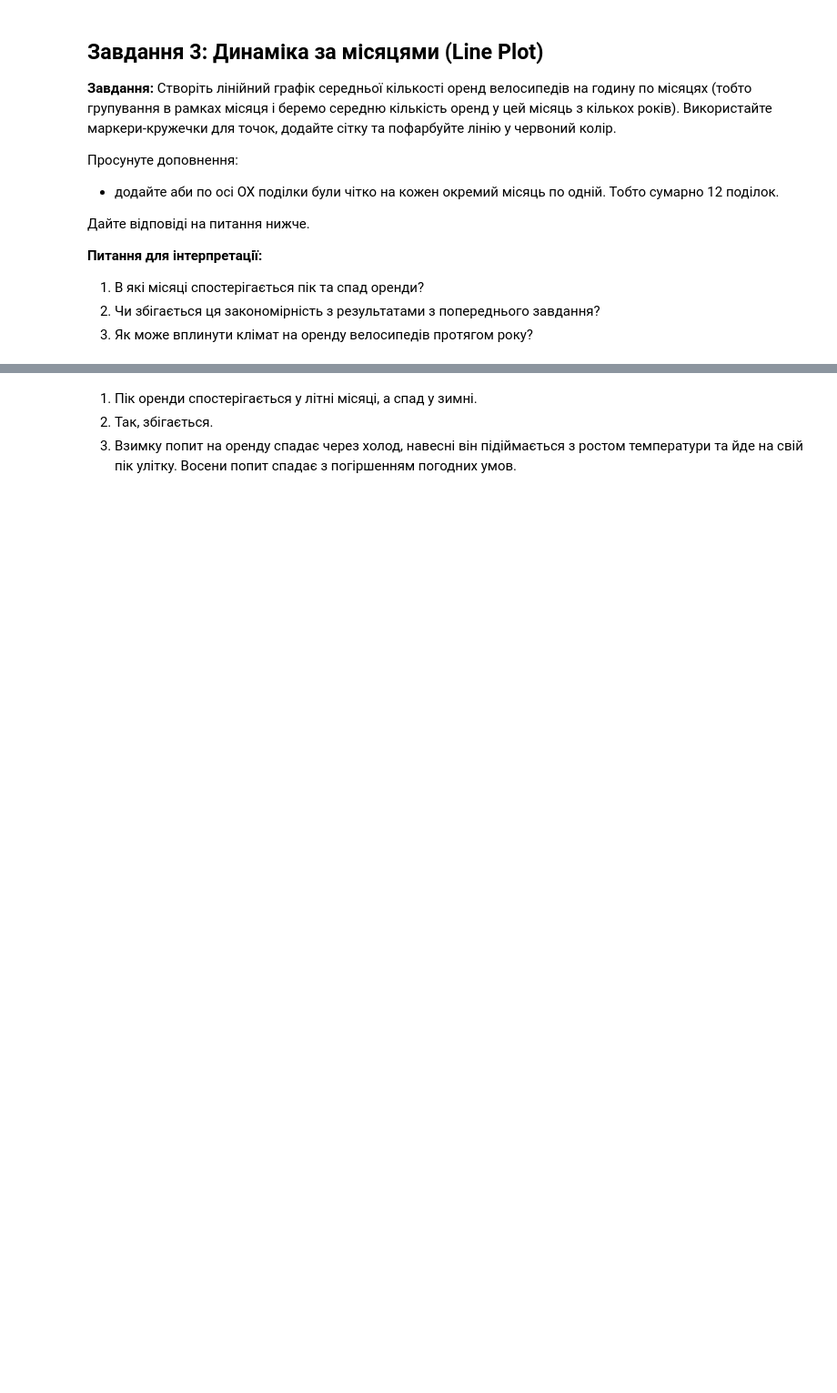
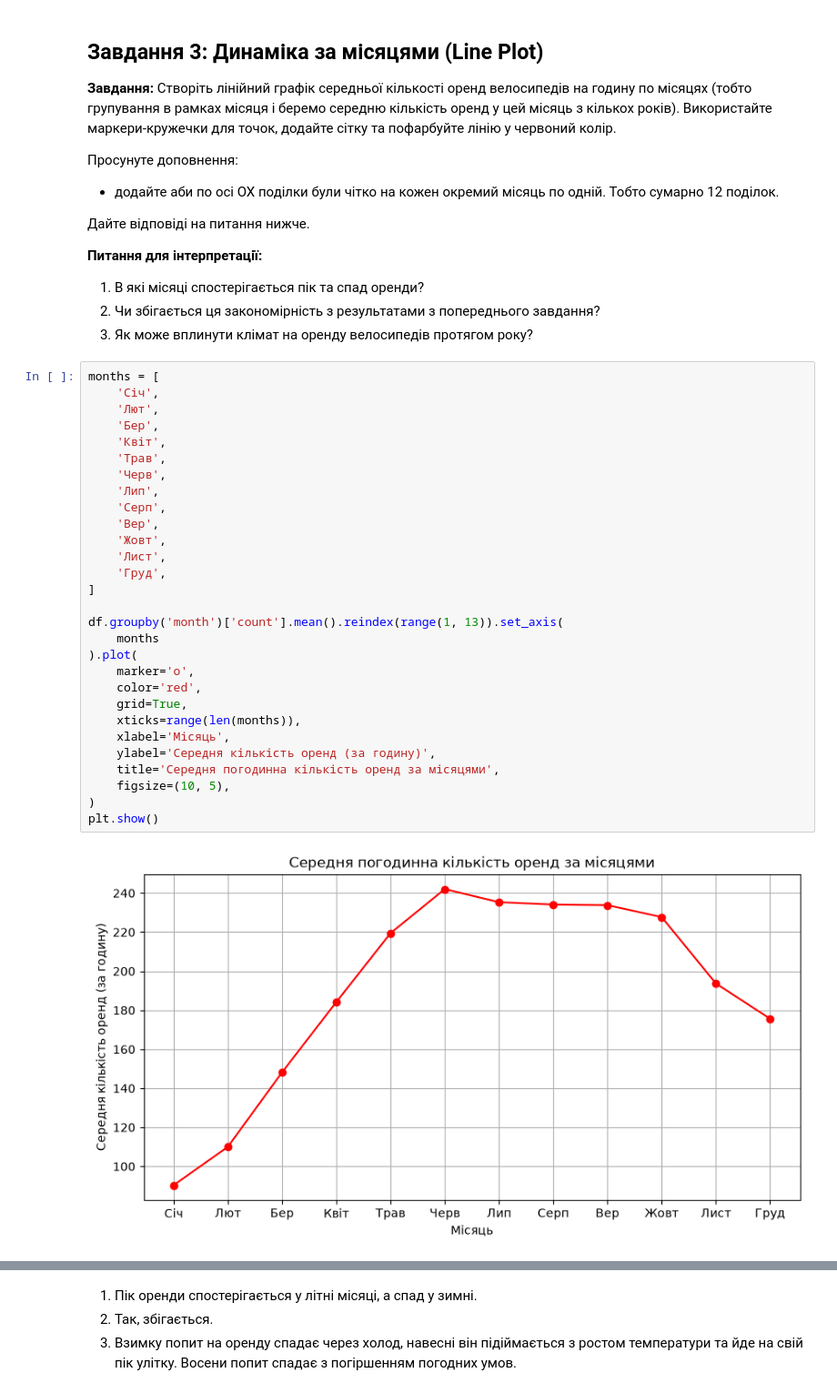
Before and after one commit to miragrsh-wq/homework-data, a Jupyter notebook: _HW_11_1_Візуалізація_даних_з_Pandas_ipynb_.ipynb, the cells around one changed output, grey strips where cells are left out. Shown at 91% size. Saved outputs shown, nothing was run; the diff lists cells and outputs as text; blank space fills up the shorter version.

```diff
--- a/_HW_11_1_Візуалізація_даних_з_Pandas_ipynb_.ipynb
+++ b/_HW_11_1_Візуалізація_даних_з_Pandas_ipynb_.ipynb
@@ -250,4 +250,35 @@ plt.show()
 1. В які місяці спостерігається пік та спад оренди?
 2. Чи збігається ця закономірність з результатами з попереднього завдання?
 3. Як може вплинути клімат на оренду велосипедів протягом року?
+# %%
+months = [
+    'Січ',
+    'Лют',
+    'Бер',
+    'Квіт',
+    'Трав',
+    'Черв',
+    'Лип',
+    'Серп',
+    'Вер',
+    'Жовт',
+    'Лист',
+    'Груд',
+]
+
+df.groupby('month')['count'].mean().reindex(range(1, 13)).set_axis(
+    months
+).plot(
+    marker='o',
+    color='red',
+    grid=True,
+    xticks=range(len(months)),
+    xlabel='Місяць',
+    ylabel='Середня кількість оренд (за годину)',
+    title='Середня погодинна кількість оренд за місяцями',
+    figsize=(10, 5),
+)
+plt.show()
+# %% [output]
+[figure, added]
 # %%
```
Also changed, not shown: parts of 5 cells of this notebook.
